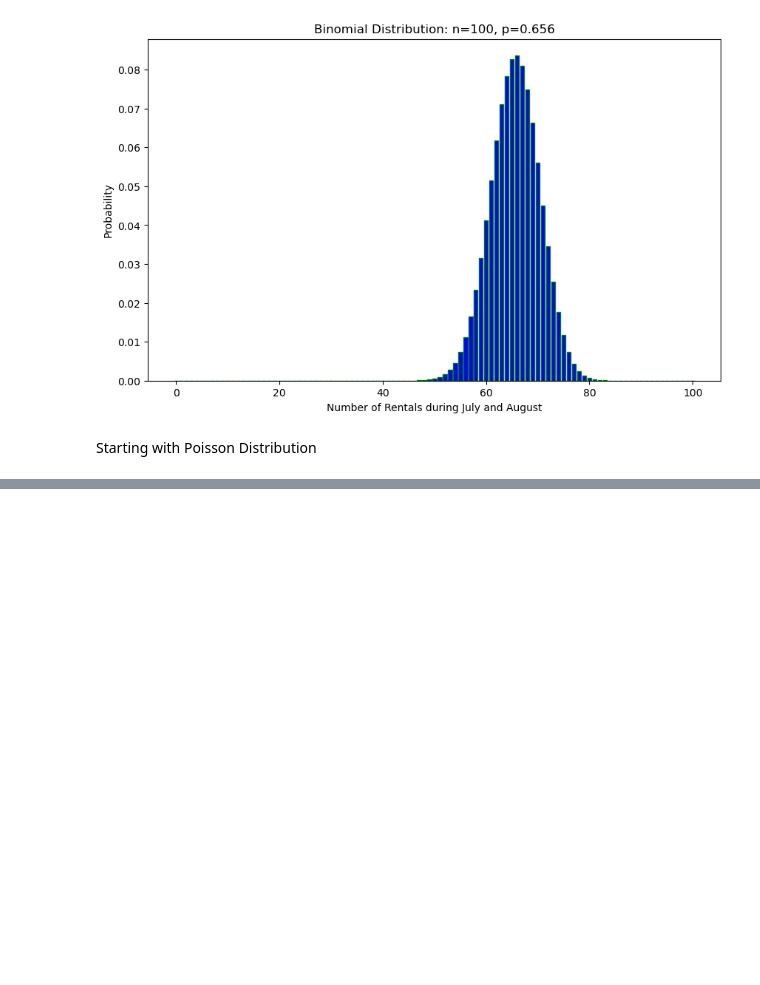
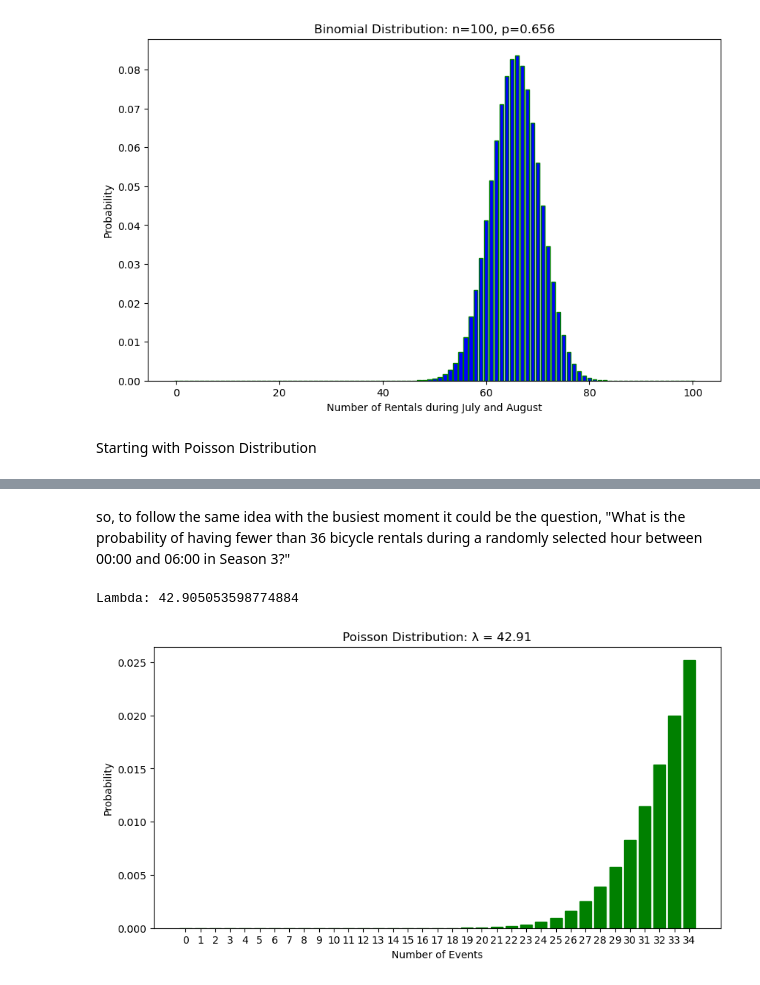
Before and after one commit to 2026623-Student/Statistical-Project, a Jupyter notebook: Bikes_Jupyter.ipynb, the cells around one changed output, grey strips where cells are left out. Drawn from its saved outputs; the diff is of its cells as text; code cells hidden in the pictures; blank space fills up the shorter version.

Commit message:
Working on poisson

```diff
--- a/Bikes_Jupyter.ipynb
+++ b/Bikes_Jupyter.ipynb
@@ -349,0 +406,29 @@ What is the probability of observing exactly 5 casual bike rentals in one hour d
+# %% [markdown]
+so, to follow the same idea with the busiest moment it could be the question, "What is the probability of having fewer than 36 bicycle rentals during a randomly selected hour between 00:00 and 06:00 in Season 3?"
+# %%
+# Filter Season 3 and hours between 00:00 and 06:00
+season_3_night = season_3_data.loc[season_3_data["hr"].between(0, 6)]
+
+# Calculate lambda
+lambda_value = season_3_night["cnt"].mean()
+
+print("Lambda:", lambda_value)
+# %% [output]
+Lambda: 42.905053598774884
+# %%
+# Poisson
+lambda_value = 42.91  # Average number of events in the interval
+k = np.arange(0, 35)  # Number of possible events (0 to 35)
+
+# Poisson probability mass function (pmf)
+poisson_pmf = poisson.pmf(k, lambda_value)
+plt.figure(figsize=(10, 5))
+# Plot the Poisson distribution
+plt.bar(k, poisson_pmf, color='green', edgecolor='green')
+plt.title('Poisson Distribution: λ = 42.91')
+plt.xlabel('Number of Events')
+plt.ylabel('Probability')
+plt.xticks(k)
+plt.show()
+# %% [output]
+[figure, added]
```
Also changed, not shown: parts of 5 cells of this notebook, 1 other file.
